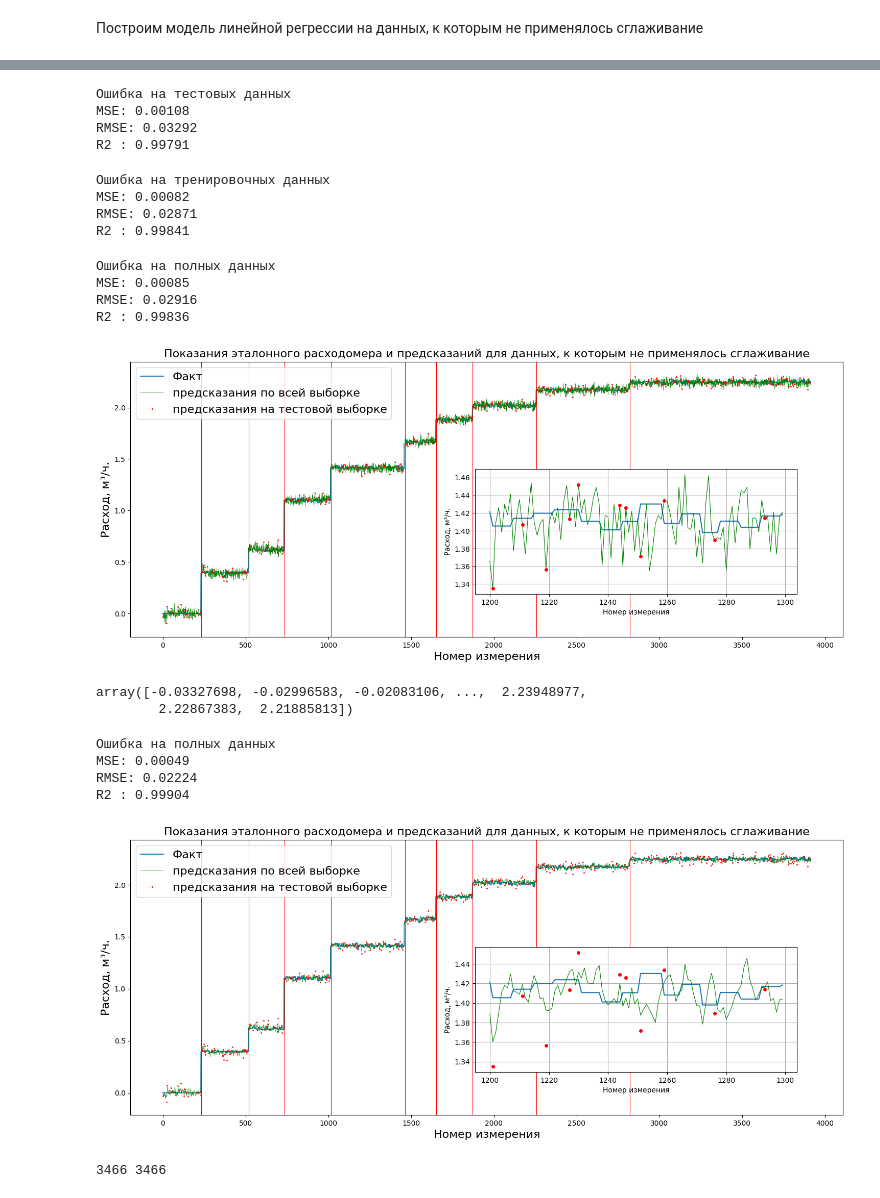
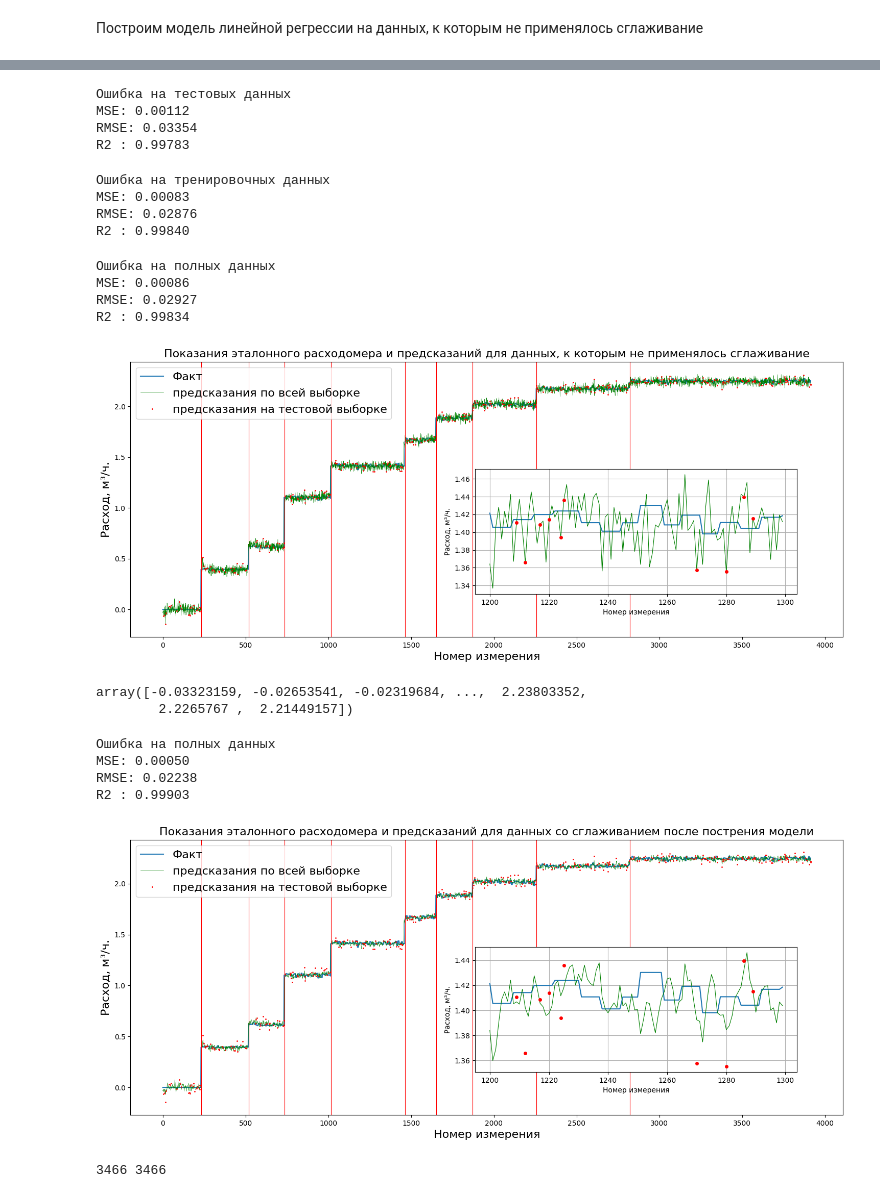
Before and after one commit to PetrGavrilin/VKR_URFU, a Jupyter notebook: VKR_part3_LinearRegression.ipynb, the cells around one changed output, grey strips where cells are left out. Cells and saved outputs as stored; diff of their text form; code cells hidden in the pictures.

```diff
--- a/VKR_part3_LinearRegression.ipynb
+++ b/VKR_part3_LinearRegression.ipynb
@@ -72,3 +66,5 @@ scores
+# %%
+LM = RidgeCV(alphas=[1e-3, 1e-2, 1e-1, 1, 10])
 # %%
 # Обучение модели и вывод метрик
 LM.fit(X_train, y_train)
@@ -76,48 +72,48 @@ y_predict = LM.predict(X_test)
 print_scores(y_test, y_predict, True)
 # %% [output]
 Ошибка на тестовых данных
-MSE: 0.00108
-RMSE: 0.03292
-R2 : 0.99791
+MSE: 0.00112
+RMSE: 0.03354
+R2 : 0.99783
 # %%
 y_predict_tr = LM.predict(X_train)
 print_scores(y_train, y_predict_tr, False)
 # %% [output]
 Ошибка на тренировочных данных
-MSE: 0.00082
-RMSE: 0.02871
-R2 : 0.99841
+MSE: 0.00083
+RMSE: 0.02876
+R2 : 0.99840
 # %%
 y_predict_all = LM.predict(X)
 print_scores(Y, y_predict_all)
 # %% [output]
 Ошибка на полных данных
-MSE: 0.00085
-RMSE: 0.02916
-R2 : 0.99836
+MSE: 0.00086
+RMSE: 0.02927
+R2 : 0.99834
 # %%
 plot_predict(Y, i_test, y_predict, y_predict_all, borders, text="данных, к которым не применялось сглаживание")
 # %% [output]
-[figure, old version]
+[figure, new version]
 # %%
 y_rolling_all = bn.move_mean(y_predict_all, window=3, min_count=1)
 y_rolling_test = bn.move_mean(y_predict, window=3, min_count=1)
 # %%
 y_rolling_all
 # %% [output]
-array([-0.03327698, -0.02996583, -0.02083106, ...,  2.23948977,
-        2.22867383,  2.21885813])
+array([-0.03323159, -0.02653541, -0.02319684, ...,  2.23803352,
+        2.2265767 ,  2.21449157])
 # %%
 print_scores(Y, y_rolling_all)
 # %% [output]
 Ошибка на полных данных
-MSE: 0.00049
-RMSE: 0.02224
-R2 : 0.99904
+MSE: 0.00050
+RMSE: 0.02238
+R2 : 0.99903
 # %%
-plot_predict(Y, i_test, y_predict, y_rolling_all, borders, text="данных, к которым не применялось сглаживание")
+plot_predict(Y, i_test, y_predict, y_rolling_all, borders, text="данных со сглаживанием после пострения модели")
 # %% [output]
-[figure, old version]
+[figure, new version]
 # %%
 l_ = len(Y)
 
```
Also changed, not shown: parts of 30 cells of this notebook.
